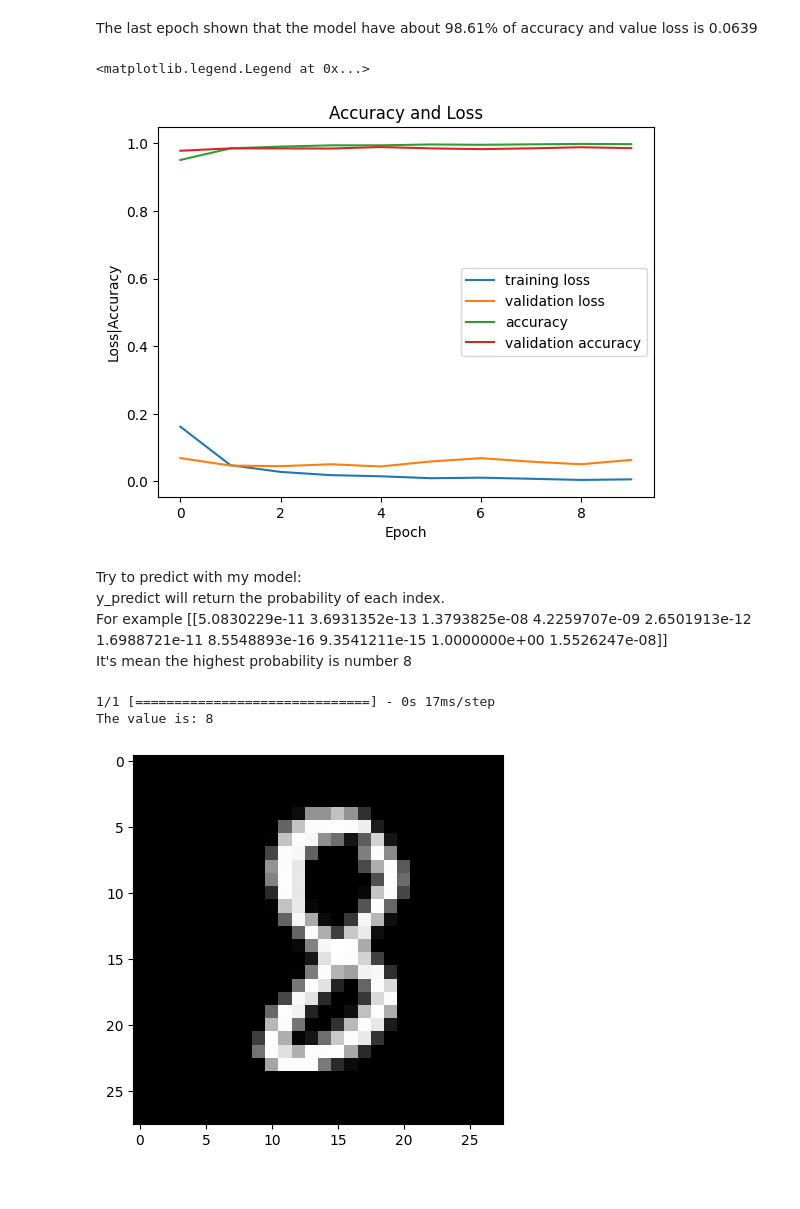
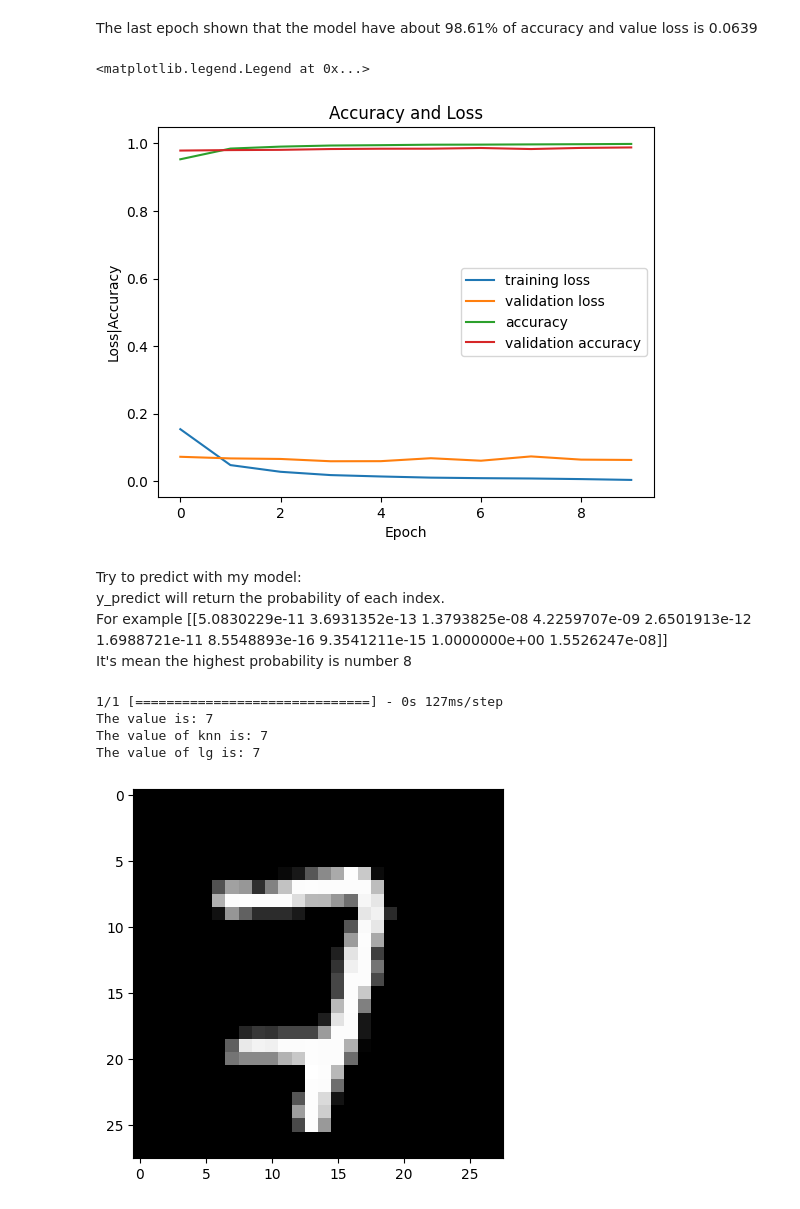
Before and after one commit to VMD121199/Computer-Vision-Lab, a Jupyter notebook: Lab01/digit-recognizer/digit_recognizer.ipynb, the cells around one changed output. Saved outputs shown, nothing was run; the diff lists cells and outputs as text; code cells hidden in the pictures.

Commit message:
upload 2 ml model

```diff
--- a/Lab01/digit-recognizer/digit_recognizer.ipynb
+++ b/Lab01/digit-recognizer/digit_recognizer.ipynb
@@ -16,0 +40,3 @@ dataset_test = pd.read_csv("./data/test.csv")
+# %%
+ml_model_knn = KNeighborsClassifier(n_neighbors=1)
+ml_model_knn.fit(train_data, train_label)
@@ -16,0 +45,3 @@ dataset_test = pd.read_csv("./data/test.csv")
+# %%
+ml_model_lg = LogisticRegression()
+ml_model_lg.fit(train_data, train_label)
@@ -27,18 +77,18 @@ dataset_test.shape
 # %% [markdown]
 The idea of this step is transform the csv into image with test and train data. The label of train data will be save into another list for training
 # %%
-def create_image(dataset, label, is_train):
+def create_image(dataset, label=None):
     labels_data = []
     images_data = []
     for idx, row in dataset.iterrows():
         image = row.to_numpy(dtype=int).reshape(28, 28)
         images_data.append(image / 255.0)
-        if is_train:
+        if label is not None:
             labels_data.append(label.loc[idx])
     return labels_data, images_data
 # %%
-labels_data, train_images_data = create_image(dataset_train, label_train, True)
-_, test_images_data = create_image(dataset_test, label_train, True)
+labels_data, train_images_data = create_image(dataset_train, label_train)
+_, test_images_data = create_image(dataset_test)
 # %% [markdown]
 Labeling the dataset. I'm using the onehot encoder here <br>
 For example with the value of label is 5 encoder will be: [0 0 0 0 1 0 0 0 0 0]
@@ -153,7 +203,7 @@ plt.ylabel("Loss|Accuracy")
 plt.legend()
 # %% [output]
 <matplotlib.legend.Legend at 0x...>
-[figure, old version]
+[figure, new version]
 # %% [markdown]
 Try to predict with my model: <br>
 y_predict will return the probability of each index.<br>
@@ -163,10 +213,21 @@ It's mean the highest probability is number 8
 # %%
 ran_num = rd.randrange(len(test_images_data))
 plt.imshow(test_images_data[ran_num].reshape(28, 28), cmap="gray")
-
 y_predict = model.predict(test_images_data[ran_num].reshape(1, 28, 28, 1))
+y_predict_knn = ml_model_knn.predict(
+    test_images_data[ran_num].reshape(1, -1)
+    * 255.0  # because I normalize the image to put in to CNN but I trained ml with original data
+)
+y_predict_lg = ml_model_lg.predict(
+    test_images_data[ran_num].reshape(1, -1)
+    * 255.0  # because I normalize the image to put in to CNN but I trained ml with original data
+)
 print(f"The value is: {np.argmax(y_predict)}")
+print(f"The value of knn is: {y_predict_knn[0]}")
+print(f"The value of lg is: {y_predict_lg[0]}")
 # %% [output]
-1/1 [==============================] - 0s 17ms/step
-The value is: 8
+1/1 [==============================] - 0s 127ms/step
+The value is: 7
+The value of knn is: 7
+The value of lg is: 7
-[figure, old version]
+[figure, new version]
```
Also changed, not shown: parts of 12 cells of this notebook, 1 other file.
